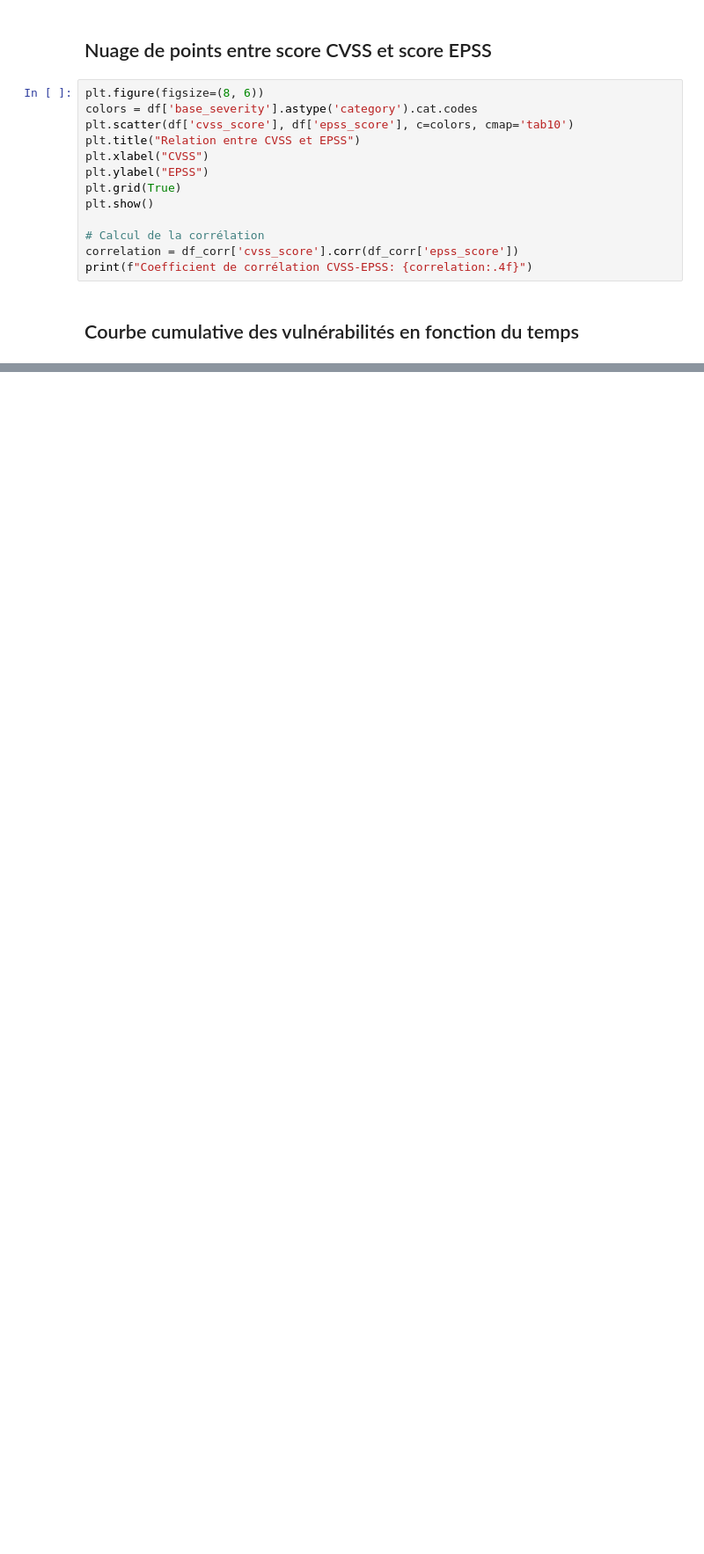
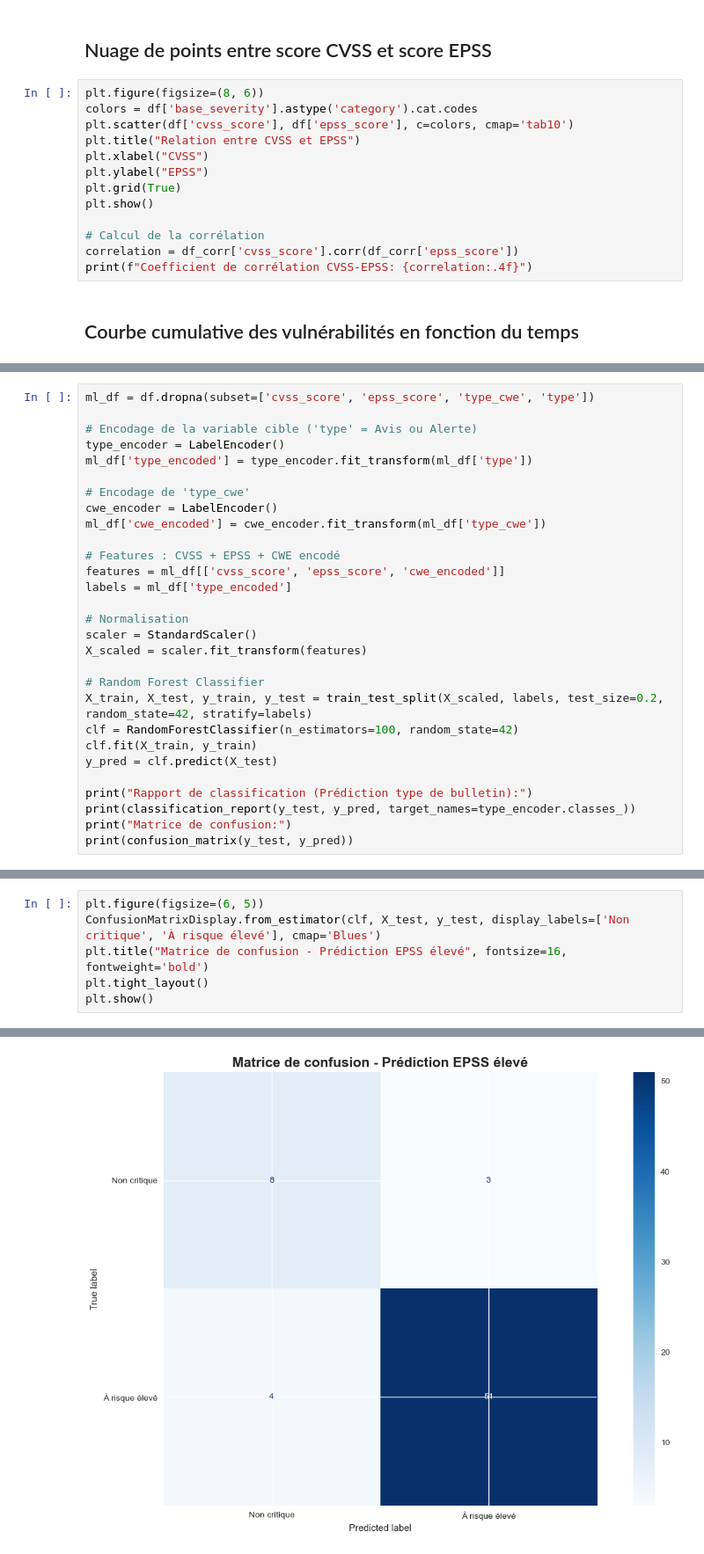
Before and after one commit to iri-rsl/ANSSI-Mastercamp, a Jupyter notebook: TD_final.ipynb, the cells around one changed output, grey strips where cells are left out. Shown: that part at 88% size. Cells and saved outputs as stored; diff of their text form; blank space fills up the shorter version.

```diff
--- a/TD_final.ipynb
+++ b/TD_final.ipynb
@@ -512,0 +676,29 @@ X_train, X_test, y_train, y_test = train_test_split(X_scaled, target, test_size=
+# %%
+ml_df = df.dropna(subset=['cvss_score', 'epss_score', 'type_cwe', 'type'])
+
+# Encodage de la variable cible ('type' = Avis ou Alerte)
+type_encoder = LabelEncoder()
+ml_df['type_encoded'] = type_encoder.fit_transform(ml_df['type'])
+
+# Encodage de 'type_cwe'
+cwe_encoder = LabelEncoder()
+ml_df['cwe_encoded'] = cwe_encoder.fit_transform(ml_df['type_cwe'])
+
+# Features : CVSS + EPSS + CWE encodé
+features = ml_df[['cvss_score', 'epss_score', 'cwe_encoded']]
+labels = ml_df['type_encoded']
+
+# Normalisation
+scaler = StandardScaler()
+X_scaled = scaler.fit_transform(features)
+
+# Random Forest Classifier
+X_train, X_test, y_train, y_test = train_test_split(X_scaled, labels, test_size=0.2, random_state=42, stratify=labels)
+clf = RandomForestClassifier(n_estimators=100, random_state=42)
+clf.fit(X_train, y_train)
+y_pred = clf.predict(X_test)
+
+print("Rapport de classification (Prédiction type de bulletin):")
+print(classification_report(y_test, y_pred, target_names=type_encoder.classes_))
+print("Matrice de confusion:")
+print(confusion_matrix(y_test, y_pred))
@@ -512,0 +721,7 @@ X_train, X_test, y_train, y_test = train_test_split(X_scaled, target, test_size=
+# %%
+plt.figure(figsize=(6, 5))
+ConfusionMatrixDisplay.from_estimator(clf, X_test, y_test, display_labels=['Non critique', 'À risque élevé'], cmap='Blues')
+plt.title("Matrice de confusion - Prédiction EPSS élevé", fontsize=16, fontweight='bold')
+plt.tight_layout()
+plt.show()
+# %% [output]
@@ -512,0 +729 @@ X_train, X_test, y_train, y_test = train_test_split(X_scaled, target, test_size=
+[figure, added]
```
Also changed, not shown: parts of 50 cells of this notebook.
